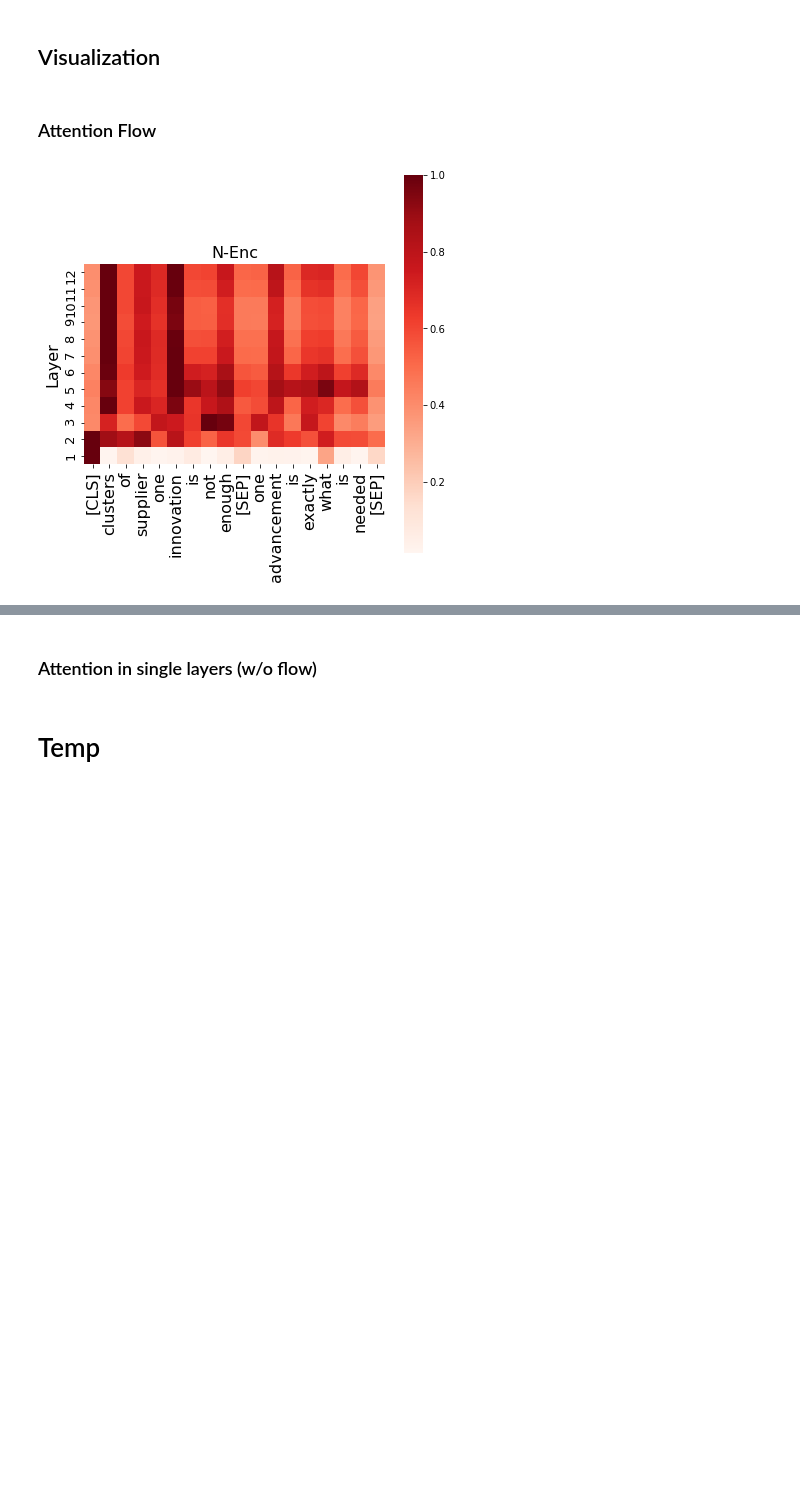
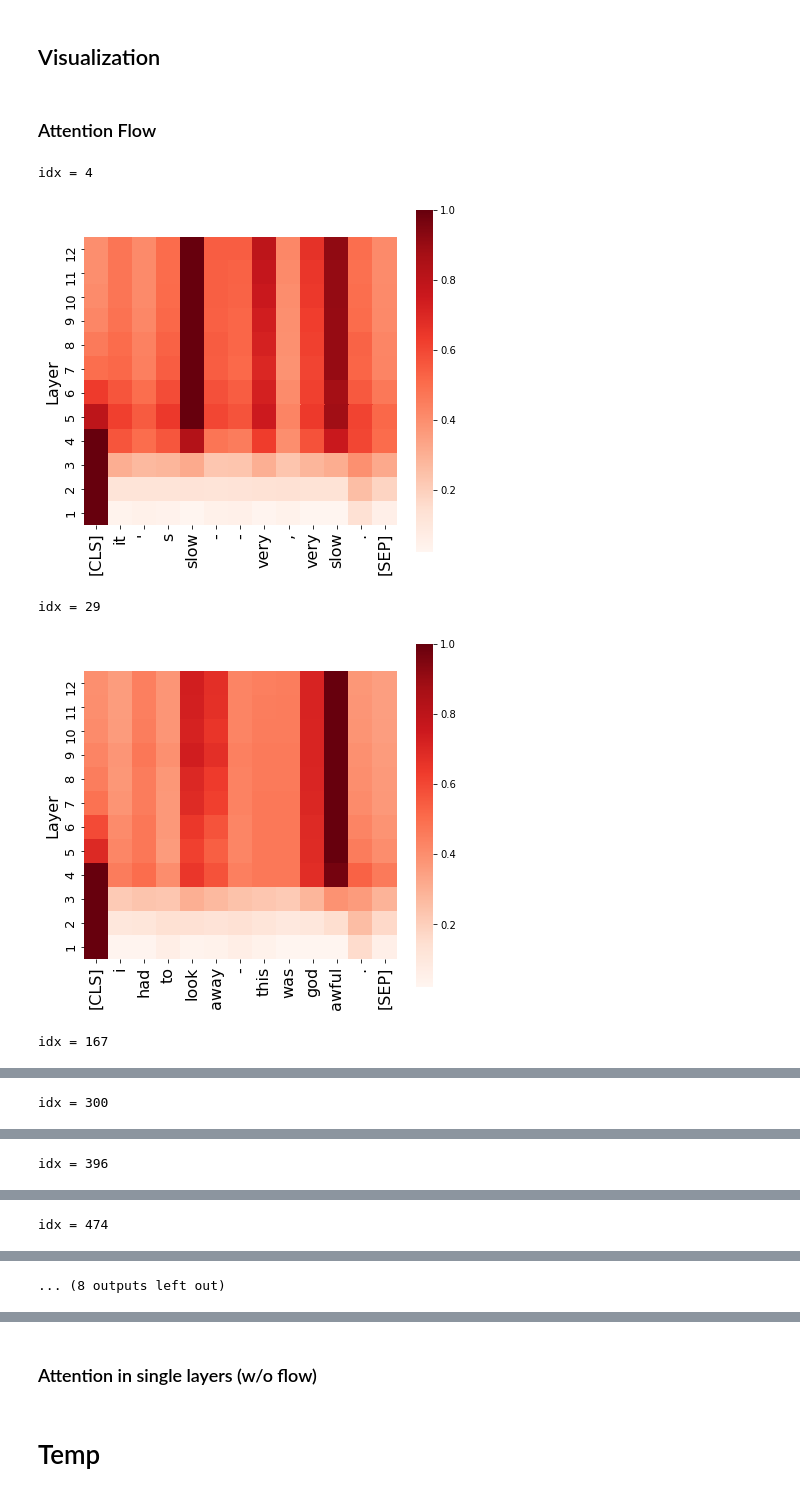
Before and after one commit to mohsenfayyaz/GlobEnc, a Jupyter notebook: notebooks/attention_flow.ipynb, the cells around one changed output, grey strips where cells are left out. Saved outputs shown, nothing was run; the diff lists cells and outputs as text; code cells hidden in the pictures; blank space fills up the shorter version.

```diff
--- a/notebooks/attention_flow.ipynb
+++ b/notebooks/attention_flow.ipynb
@@ -47,14 +47,14 @@ with open('../src/configs/experiments_config.yaml', "r") as f:
 
 ### Editable:
 # Possible Configs: BERT-base    ->  [SST2, MNLI, HATEXPLAIN],
-#                   BERT-large   ->  [MNLI-BERT-large]
+#                   BERT-large   ->  [SST2-BERT-large, MNLI-BERT-large, HATEXPLAIN-BERT-large]
 #                   ELECTRA-base ->  [SST2-ELECTRA, MNLI-ELECTRA, HATEXPLAIN-ELECTRA]
-config = config["MNLI-BERT-large"]  # (Load different experiments config i.e. model, dataset and more)
+config = config["SST2-BERT-large"]  # (Load different experiments config i.e. model, dataset and more)
 
 config["FLOW_METHOD"] = FlowMethods.ROLLOUT
 config["NUM_CPUS"] = 1  # If n<2 ? sequential : use p_map (Just for maxflow)
 config["OUTPUT_HIDDEN_STATES"] = True  # Default: True (Outputs flow up to each layer)
-config["DATASET_SIZE_LIMIT"] = 1024  # Default: None (no limit)
+config["DATASET_SIZE_LIMIT"] = None  # Default: None (no limit)
 config["DELETE_SEP"] = False  # Default: False (Visualizations will not work if set to True)
 
 config
@@ -326,49 +321,55 @@ def plot_flow_heatmaps_cls(idx, specific_method=None):
     if specific_method is None:
         plt.figure(figsize=(22, 17))
     else:
-        plt.figure(figsize=(6, 8))
+        plt.figure(figsize=(7, 7))  # (5,7) for top of paper
     c = 1
     for key in attention_flows.keys():
         # N-Enc, N-Res
         if specific_method is not None and key != specific_method:
             continue
         if specific_method is None:
             plt.subplot(2, 4, c)
             c += 1
         else:
             plt.subplot(1, 1, c)
         norm_cls = attention_flows[key][idx][:, 0, :]
         norm_cls = np.flip(norm_cls, axis=0)
         row_sums = norm_cls.max(axis=1)
         norm_cls = norm_cls / row_sums[:, np.newaxis]
 
         df = pd.DataFrame(norm_cls, columns=tokenized_text, index=range(12, 0, -1))
         ax = sns.heatmap(df,cmap="Reds",square=True)
         bottom, top = ax.get_ylim()
         ax.set_ylim(bottom + 0.5, top - 0.5)
-        plt.title(key, fontsize=16)
+#         plt.title(key, fontsize=16)
         plt.ylabel("Layer", fontsize=16)
         plt.xticks(rotation = 90, fontsize=16)
         plt.yticks(fontsize=13)
         plt.gcf().subplots_adjust(bottom=0.2)
 
 # 320, 493, 599, 746
-idx = 311
-pdf = matplotlib.backends.backend_pdf.PdfPages(f"{config['DATASET']}_{idx}_rollout_cls.pdf")
+# len14: 18,
+# len13: 4, 29, 396, 738
+# idx = 599
+# pdf = matplotlib.backends.backend_pdf.PdfPages(f"{config['DATASET']}_{idx}_rollout_cls.pdf")
 # plot_flow_heatmaps_cls(idx, specific_method="N-Enc")
-plot_flow_heatmaps_cls(idx, specific_method=None)
-fig.tight_layout()
-plt.savefig(pdf, format='pdf')
-pdf.close()
+# # plot_flow_heatmaps_cls(idx, specific_method=None)
+# # fig.tight_layout()
+# plt.savefig(pdf, format='pdf')
+# pdf.close()
 
 
-# for i in range(800):
-#     test_idx = i
-#     encoded = encoder_func(test_idx)
-#     tokenized_text = tokenizer.convert_ids_to_tokens(encoded["input_ids"][0])
-#     if 5 < len(tokenized_text) < 12 and "#" not in "".join(tokenized_text):
-#         print("idx =", i)
-#         plot_flow_heatmaps_cls(test_idx, specific_method="N-Res")
-#         plt.show()
+for i in range(872):
+    test_idx = i
+    encoded = encoder_func(test_idx)
+    tokenized_text = tokenizer.convert_ids_to_tokens(encoded["input_ids"][0])
+    if 12 < len(tokenized_text) < 14 and "#" not in "".join(tokenized_text):
+        print("idx =", i)
+        plot_flow_heatmaps_cls(test_idx, specific_method="N-Enc")
+        plt.show()
 # %% [output]
+idx = 4
-[figure, old version]
+[figure, new version]
+idx = 29
+[figure, added]
+idx = 167
@@ -374,0 +377 @@ pdf.close()
+idx = 300
@@ -374,0 +379 @@ pdf.close()
+idx = 396
@@ -374,0 +381 @@ pdf.close()
+idx = 474
@@ -375,3 +383,4 @@ pdf.close()
+... (8 outputs left out)
 # %%
 import matplotlib.backends.backend_pdf
 
```
Also changed, not shown: parts of 10 cells of this notebook, 3 other files.
